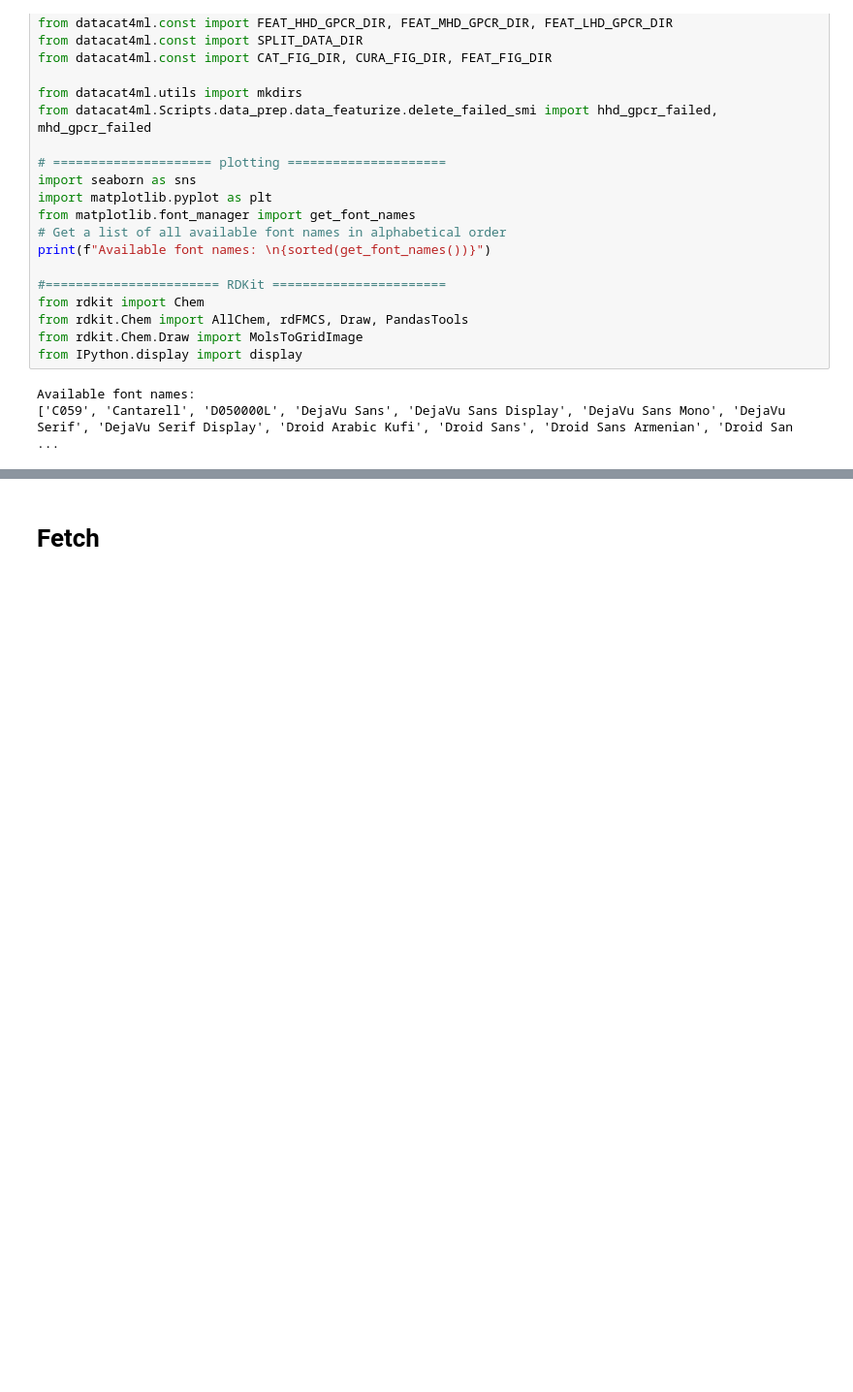
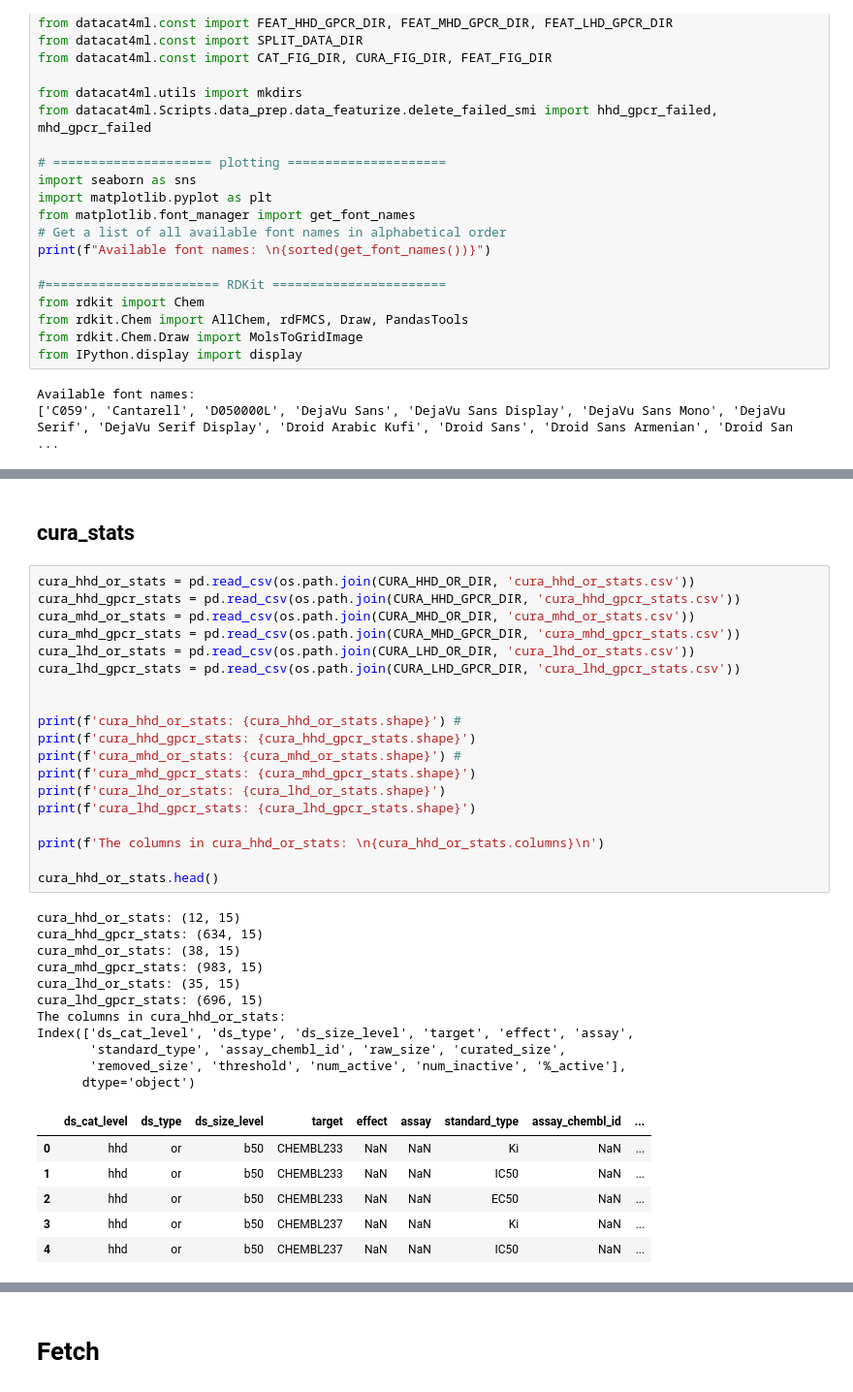
Before and after one commit to xixichennn/datacat4ml, a Jupyter notebook: datacat4ml/Scripts/data_prep/data_prep_viz.ipynb, the cells around one changed output, grey strips where cells are left out. Shown at 97% size. Cells and saved outputs as stored; diff of their text form; blank space fills up the shorter version.

```diff
--- a/datacat4ml/Scripts/data_prep/data_prep_viz.ipynb
+++ b/datacat4ml/Scripts/data_prep/data_prep_viz.ipynb
@@ -31,0 +73,39 @@ Available font names:
+# %% [markdown]
+## cura_stats
+# %%
+cura_hhd_or_stats = pd.read_csv(os.path.join(CURA_HHD_OR_DIR, 'cura_hhd_or_stats.csv'))
+cura_hhd_gpcr_stats = pd.read_csv(os.path.join(CURA_HHD_GPCR_DIR, 'cura_hhd_gpcr_stats.csv'))
+cura_mhd_or_stats = pd.read_csv(os.path.join(CURA_MHD_OR_DIR, 'cura_mhd_or_stats.csv'))
+cura_mhd_gpcr_stats = pd.read_csv(os.path.join(CURA_MHD_GPCR_DIR, 'cura_mhd_gpcr_stats.csv'))
+cura_lhd_or_stats = pd.read_csv(os.path.join(CURA_LHD_OR_DIR, 'cura_lhd_or_stats.csv'))
+cura_lhd_gpcr_stats = pd.read_csv(os.path.join(CURA_LHD_GPCR_DIR, 'cura_lhd_gpcr_stats.csv'))
+
+
+print(f'cura_hhd_or_stats: {cura_hhd_or_stats.shape}') #
+print(f'cura_hhd_gpcr_stats: {cura_hhd_gpcr_stats.shape}')
+print(f'cura_mhd_or_stats: {cura_mhd_or_stats.shape}') #
+print(f'cura_mhd_gpcr_stats: {cura_mhd_gpcr_stats.shape}')
+print(f'cura_lhd_or_stats: {cura_lhd_or_stats.shape}')
+print(f'cura_lhd_gpcr_stats: {cura_lhd_gpcr_stats.shape}')
+
+print(f'The columns in cura_hhd_or_stats: \n{cura_hhd_or_stats.columns}\n')
+
+cura_hhd_or_stats.head()
+# %% [output]
+cura_hhd_or_stats: (12, 15)
+cura_hhd_gpcr_stats: (634, 15)
+cura_mhd_or_stats: (38, 15)
+cura_mhd_gpcr_stats: (983, 15)
+cura_lhd_or_stats: (35, 15)
+cura_lhd_gpcr_stats: (696, 15)
+The columns in cura_hhd_or_stats:
+Index(['ds_cat_level', 'ds_type', 'ds_size_level', 'target', 'effect', 'assay',
+       'standard_type', 'assay_chembl_id', 'raw_size', 'curated_size',
+       'removed_size', 'threshold', 'num_active', 'num_inactive', '%_active'],
+      dtype='object')
+|  | ds_cat_level | ds_type | ds_size_level | target | effect | assay | standard_type | assay_chembl_id | ... |
+| 0 | hhd | or | b50 | CHEMBL233 | NaN | NaN | Ki | NaN | ... |
+| 1 | hhd | or | b50 | CHEMBL233 | NaN | NaN | IC50 | NaN | ... |
+| 2 | hhd | or | b50 | CHEMBL233 | NaN | NaN | EC50 | NaN | ... |
+| 3 | hhd | or | b50 | CHEMBL237 | NaN | NaN | Ki | NaN | ... |
+| 4 | hhd | or | b50 | CHEMBL237 | NaN | NaN | IC50 | NaN | ... |
```
Also changed, not shown: parts of 25 cells of this notebook, 12 other files.
